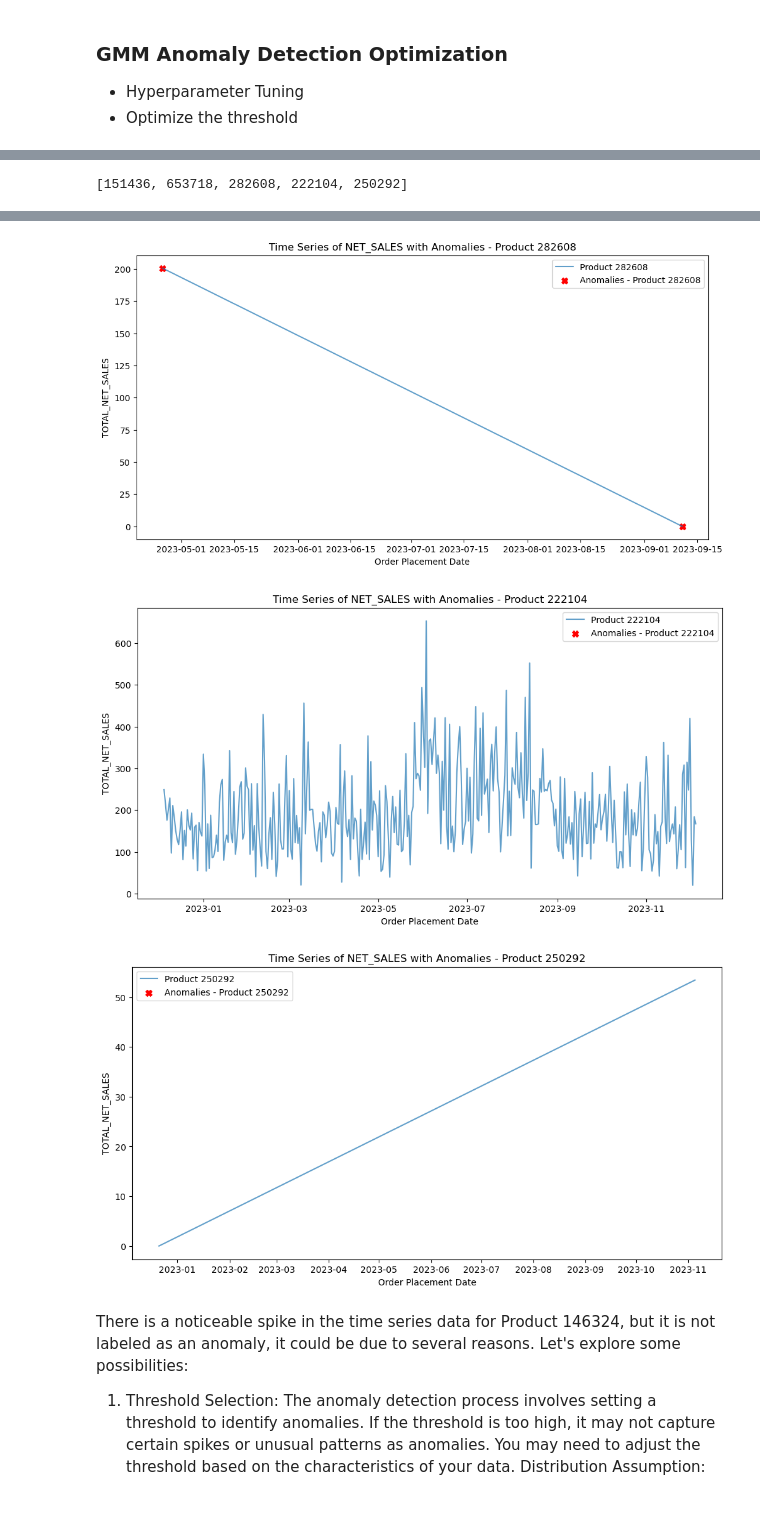
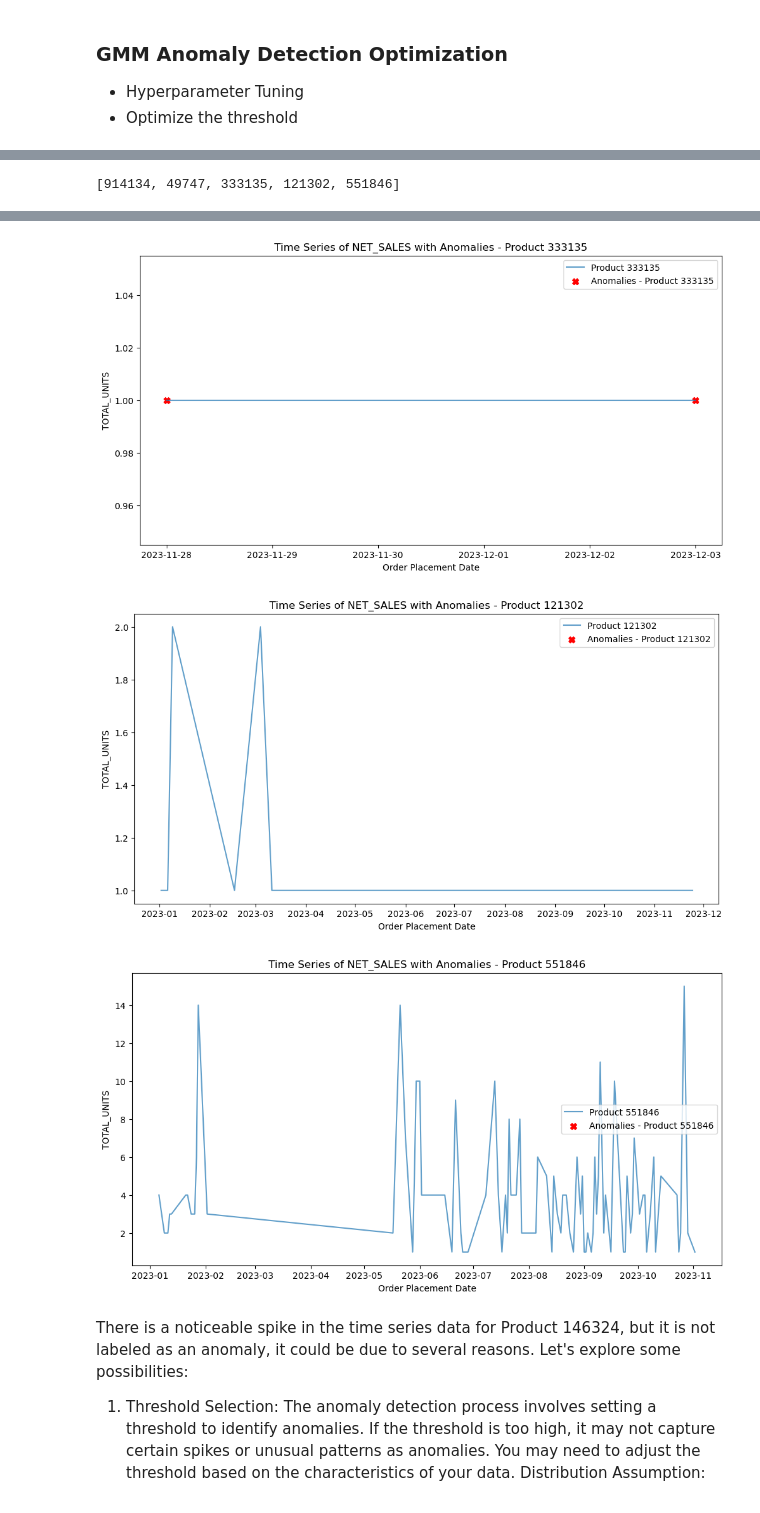
Before and after one commit to yli3-chwy/PulseGuard-Sales, a Jupyter notebook: notebooks/joint_wo_fc_error_GMM.ipynb, the cells around one changed output, grey strips where cells are left out. Drawn from its saved outputs; the diff is of its cells as text; code cells hidden in the pictures.

```diff
--- a/notebooks/joint_wo_fc_error_GMM.ipynb
+++ b/notebooks/joint_wo_fc_error_GMM.ipynb
@@ -227,8 +201,8 @@ score = gmm.score_samples(data_for_anomaly_detection_standardized)
 # Save the score as a column
 data['score'] = score
 
-# Get the score threshold for anomaly
-pct_threshold = np.percentile(score, 5)
+# Get the score threshold for anomaly 1%
+pct_threshold = np.percentile(score, 1)
 
 # Print the score threshold
 print(f'The threshold of the score is {pct_threshold:.2f}')
@@ -253,4 +231,4 @@ plt.axvline(x=4.5, color = 'orange')
 # %%
-# Get the score threshold for anomaly
-value_threshold = -7.88
-data['anomaly_gmm_value'] = data['score'].apply(lambda x: 1 if x < value_threshold else 0)
+# # Get the score threshold for anomaly
+# value_threshold = -7.88
+# data['anomaly_gmm_value'] = data['score'].apply(lambda x: 1 if x < value_threshold else 0)
@@ -264,4 +246,4 @@ data['anomaly_gmm_value'] = data['score'].apply(lambda x: 1 if x < value_thresho
 likelihoods = gmm.score_samples(data_for_anomaly_detection_standardized)
 
 # Set a threshold for anomaly detection (you may need to adjust this)
-threshold = -50  # Example threshold, adjust based on the distribution of likelihoods
+threshold = pct_threshold  # Example threshold, adjust based on the distribution of likelihoods
@@ -338,7 +295,13 @@ from itertools import combinations
 # (labels from GMM and likelihoods can be obtained using model.predict and model.score_samples)
 
 # Specify the columns for anomaly detection
-columns_for_anomaly_detection = ['TOTAL_NET_SALES', 'TOTAL_UNITS', 'PRICE', 'LIST_PRICE', 'RATING_AVG', 'RATING_CNT', 'TOTAL_CURRENT_ON_HAND']
+columns_for_anomaly_detection = [
+    'TOTAL_UNITS',
+    'LIST_PRICE',
+    'RATING_AVG',
+    'RATING_CNT',
+    'TOTAL_CURRENT_ON_HAND'
+]
 
 # Generate all combinations of columns
 column_combinations = list(combinations(columns_for_anomaly_detection, 2))
@@ -359,7 +322,7 @@ for i, (col1, col2) in enumerate(column_combinations):
     scatter = axes[i].scatter(data[col1], data[col2], c=labels, cmap='viridis', marker='o', s=50)
     anomaly_mask = likelihoods < threshold
     anomalies = data[anomaly_mask]
-    axes[i].scatter(anomalies[col1], anomalies[col2], c='red', marker='X', s=50, label='Anomalies')
+    axes[i].scatter(anomalies[col1], anomalies[col2], c='red', marker='X', s=10, label='Anomalies')
     axes[i].set_xlabel(col1)
     axes[i].set_ylabel(col2)
     axes[i].set_title(f'{col1} vs {col2} \n with GMM Clusters and Anomalies')
@@ -482,19 +441,19 @@ for product_number in random_product_numbers:
     product_data = data[data['PRODUCT_PART_NUMBER'] == product_number]
     product_anomalies = anomalies[anomalies['PRODUCT_PART_NUMBER'] == product_number]
 
-    plt.plot(product_data['ORDER_PLACED_DTTM'], product_data['TOTAL_NET_SALES'], label=f'Product {product_number}', alpha=0.7)
+    plt.plot(product_data['ORDER_PLACED_DTTM'], product_data['TOTAL_UNITS'], label=f'Product {product_number}', alpha=0.7)
 
     # Highlight anomalies for each product
-    plt.scatter(product_anomalies['ORDER_PLACED_DTTM'], product_anomalies['TOTAL_NET_SALES'],
+    plt.scatter(product_anomalies['ORDER_PLACED_DTTM'], product_anomalies['TOTAL_UNITS'],
                 c='red', marker='X', s=50, label=f'Anomalies - Product {product_number}')
 
     # Customize the plot
     plt.xlabel('Order Placement Date')
-    plt.ylabel('TOTAL_NET_SALES')
+    plt.ylabel('TOTAL_UNITS')
     plt.title(f'Time Series of NET_SALES with Anomalies - Product {product_number}')
     plt.legend()
 
     # Show the plot
     plt.show()
 # %% [output]
-[151436, 653718, 282608, 222104, 250292]
+[914134, 49747, 333135, 121302, 551846]
@@ -503,6 +462,6 @@ for product_number in random_product_numbers:
-[figure, old version]
+[figure, new version]
-[figure, old version]
+[figure, new version]
-[figure, old version]
+[figure, new version]
 # %% [markdown]
 There is a noticeable spike in the time series data for Product 146324, but it is not labeled as an anomaly, it could be due to several reasons. Let's explore some possibilities:
 
```
Also changed, not shown: parts of 32 cells of this notebook, 1 other file.
